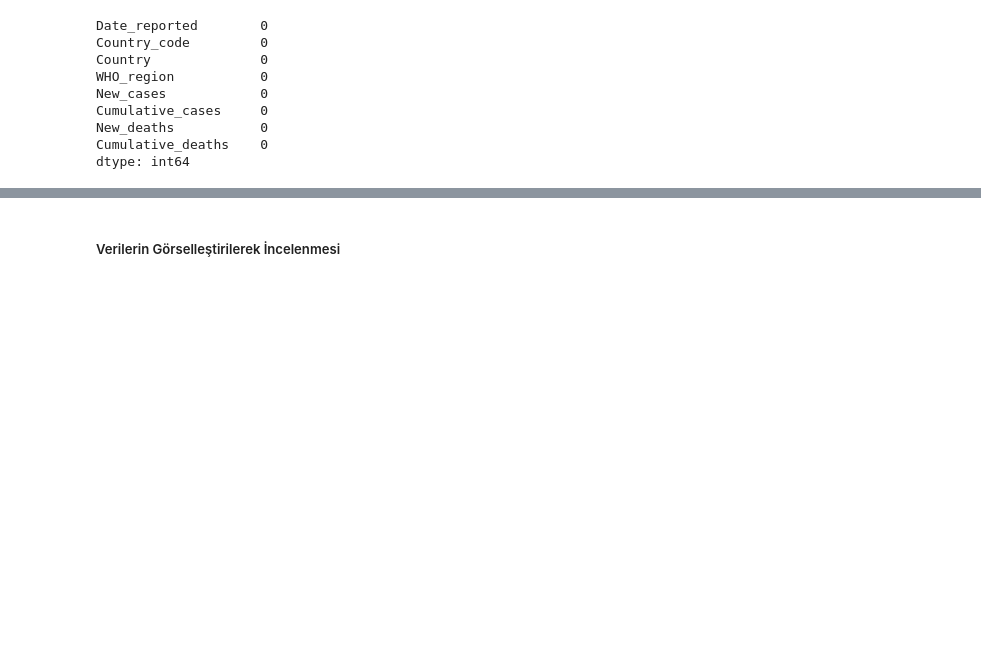
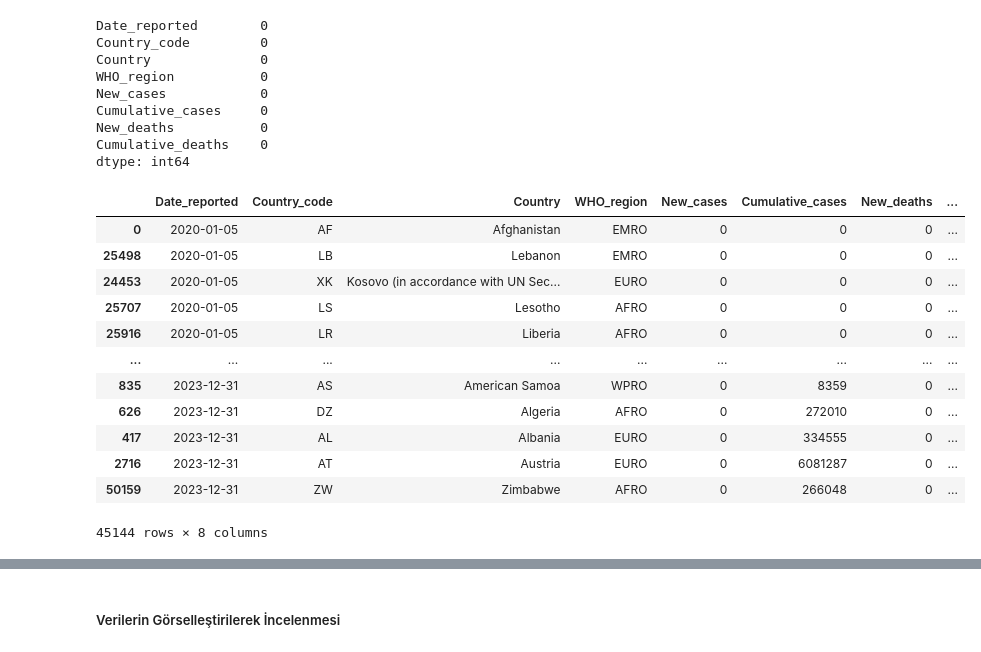
Before and after one commit to melsagin/covid, a Jupyter notebook: covid/analysis.ipynb, the cells around one changed output, grey strips where cells are left out. Saved outputs shown, nothing was run; the diff lists cells and outputs as text; code cells hidden in the pictures; blank space fills up the shorter version.

```diff
--- a/covid/analysis.ipynb
+++ b/covid/analysis.ipynb
@@ -164,3 +133,19 @@ Cumulative_cases     0
 New_deaths           0
 Cumulative_deaths    0
 dtype: int64
+# %%
+df
+# %% [output]
+|  | Date_reported | Country_code | Country | WHO_region | New_cases | Cumulative_cases | New_deaths | ... |
+| 0 | 2020-01-05 | AF | Afghanistan | EMRO | 0 | 0 | 0 | ... |
+| 25498 | 2020-01-05 | LB | Lebanon | EMRO | 0 | 0 | 0 | ... |
+| 24453 | 2020-01-05 | XK | Kosovo (in accordance with UN Sec... | EURO | 0 | 0 | 0 | ... |
+| 25707 | 2020-01-05 | LS | Lesotho | AFRO | 0 | 0 | 0 | ... |
+| 25916 | 2020-01-05 | LR | Liberia | AFRO | 0 | 0 | 0 | ... |
+| ... | ... | ... | ... | ... | ... | ... | ... | ... |
+| 835 | 2023-12-31 | AS | American Samoa | WPRO | 0 | 8359 | 0 | ... |
+| 626 | 2023-12-31 | DZ | Algeria | AFRO | 0 | 272010 | 0 | ... |
+| 417 | 2023-12-31 | AL | Albania | EURO | 0 | 334555 | 0 | ... |
+| 2716 | 2023-12-31 | AT | Austria | EURO | 0 | 6081287 | 0 | ... |
+| 50159 | 2023-12-31 | ZW | Zimbabwe | AFRO | 0 | 266048 | 0 | ... |
+45144 rows × 8 columns
```
Also changed, not shown: parts of 22 cells of this notebook.
